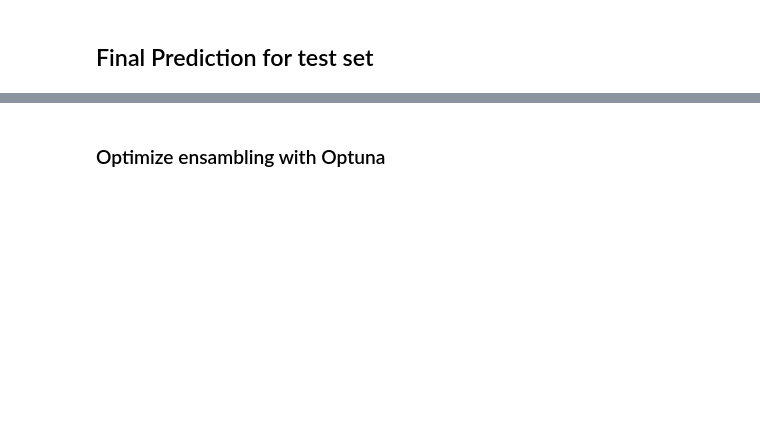
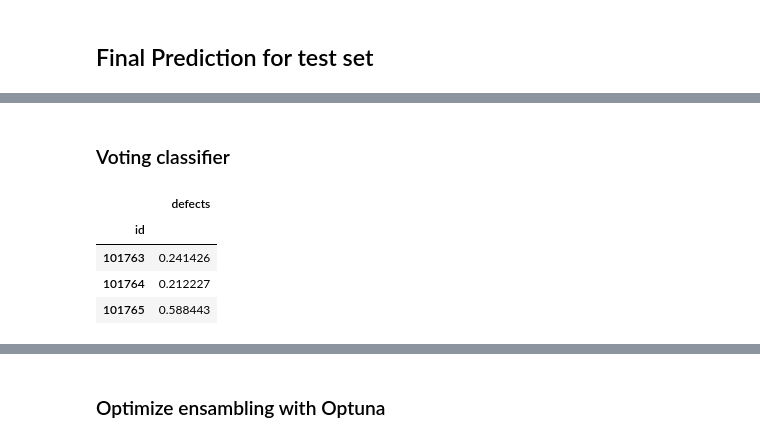
Before and after one commit to incardo/kaggle-playground, a Jupyter notebook: Binary-Classification_Software_Defects_Dataset/eda_software_defects.ipynb, the cells around one changed output, grey strips where cells are left out. Drawn from its saved outputs; the diff is of its cells as text; code cells hidden in the pictures; blank space fills up the shorter version.

Commit message:
Voting ensambling added

```diff
--- a/Binary-Classification_Software_Defects_Dataset/eda_software_defects.ipynb
+++ b/Binary-Classification_Software_Defects_Dataset/eda_software_defects.ipynb
@@ -1021,0 +1038,35 @@ submission.head(3)
+# %% [markdown]
+### Voting classifier
+# %%
+from sklearn.ensemble import VotingClassifier
+X_test = test_data.copy()
+X_test = X_test[FEATURES]
+X_test = edit_X_features(X_test)
+
+voting_models = VotingClassifier(estimators=[
+    ('xgb', xgb_model),
+    ('rf', rf_model),
+    # ('ny', nystroem_logistic_model),
+    ('et', extratree_model),
+    ('cb', catboost_model),
+    ('lgbm', lgbm_model),
+    ('hgbc', hgbc_model),
+],
+voting='soft',
+# weights=[0.20, 0.05, 0.20, 0.05, 0.15, 0.20, 0.15])
+weights=[0.30, 0.05, 0.05, 0.15, 0.20, 0.25])
+
+voting_models.fit(train_X, train_y)
+final_prediction = voting_models.predict_proba(X_test)[:,1]
+
+
+# Save predicted results to the competition submission format.
+submission = pd.DataFrame({'id':test_data.index, 'defects':final_prediction})
+submission = submission.set_index(keys="id")
+submission.head(3)
+# %% [output]
+|  | defects |
+| id |  |
+| 101763 | 0.241426 |
+| 101764 | 0.212227 |
+| 101765 | 0.588443 |
```
Also changed, not shown: parts of 25 cells of this notebook, 6 other files.
